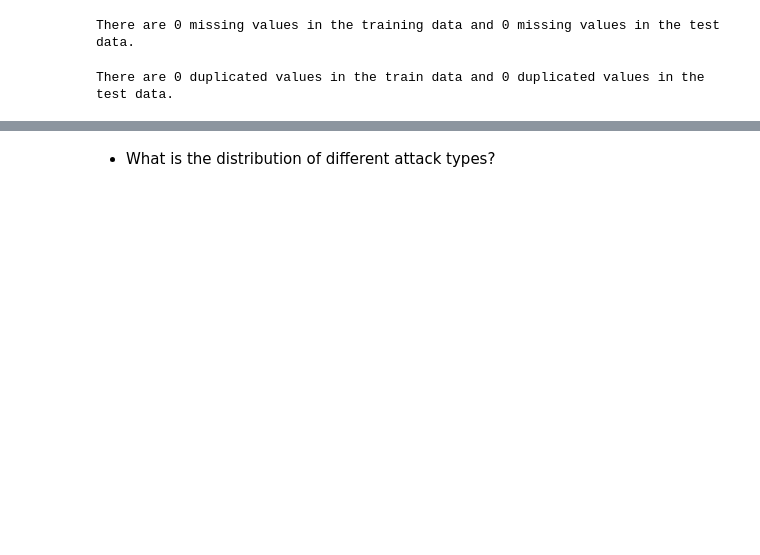
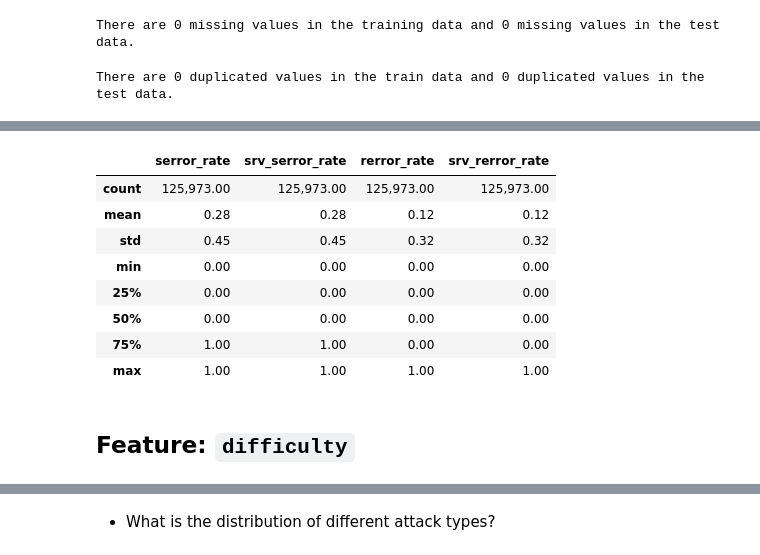
Before and after one commit to A-Lachs/cs-intrusion-detection-system, a Jupyter notebook: eda/eda.ipynb, the cells around one changed output, grey strips where cells are left out. Drawn from its saved outputs; the diff is of its cells as text; code cells hidden in the pictures; blank space fills up the shorter version.

```diff
--- a/eda/eda.ipynb
+++ b/eda/eda.ipynb
@@ -196,10 +621,21 @@ num_features.add("dst_host_srv_count")
 # %%
-# percentage SYN or REJ errors
-# varies between 0 and 1
-train_data[["serror_rate", "srv_serror_rate", "rerror_rate", "srv_rerror_rate"]].describe()
+rate_features = ["serror_rate", "srv_serror_rate", "rerror_rate", "srv_rerror_rate"]
+train_data[rate_features].describe()
+# %% [output]
+|  | serror_rate | srv_serror_rate | rerror_rate | srv_rerror_rate |
+| count | 125,973.00 | 125,973.00 | 125,973.00 | 125,973.00 |
+| mean | 0.28 | 0.28 | 0.12 | 0.12 |
+| std | 0.45 | 0.45 | 0.32 | 0.32 |
+| min | 0.00 | 0.00 | 0.00 | 0.00 |
+| 25% | 0.00 | 0.00 | 0.00 | 0.00 |
+| 50% | 0.00 | 0.00 | 0.00 | 0.00 |
+| 75% | 1.00 | 1.00 | 0.00 | 0.00 |
+| max | 1.00 | 1.00 | 1.00 | 1.00 |
 # %%
 # add all features with "rate" in their name to numerical features
 for col in train_data.columns:
     if "rate" in col:
         num_features.add(col)
+# %% [markdown]
+## Feature: `difficulty`
 # %%
```
Also changed, not shown: parts of 124 cells of this notebook.
